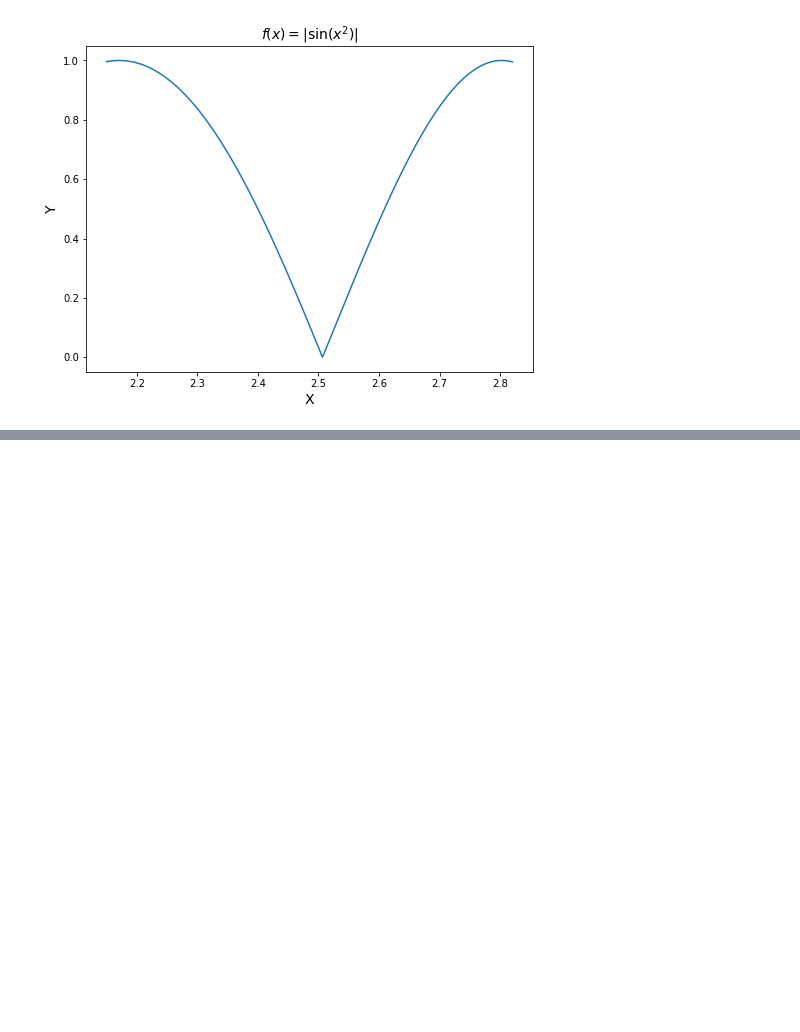
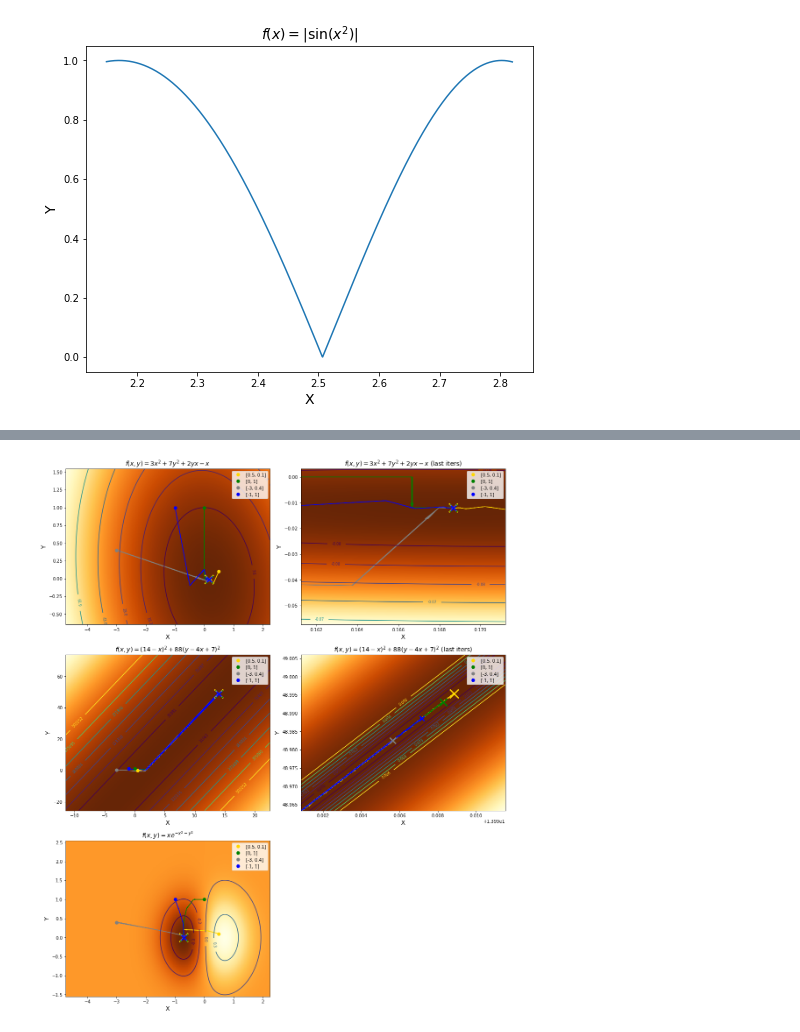
Before and after one commit to Mervap/OptimizationMethods, a Jupyter notebook: lab1/report.ipynb, the cells around one changed output, grey strips where cells are left out. Cells and saved outputs as stored; diff of their text form; code cells hidden in the pictures; blank space fills up the shorter version.

```diff
--- a/lab1/report.ipynb
+++ b/lab1/report.ipynb
@@ -187,0 +335,17 @@ fig.tight_layout()
+# %%
+params = [
+    [(f1_str, 100, 0, 0), (f1_str + ' (last iters)', 10, 0, 0)],
+    [(f2_str, 100, 0, 0), (f2_str + ' (last iters)', 5, 0, 0)],
+    [(f3_str, 100, 0, 2.1)],
+]
+
+fig = plt.figure(figsize=(15, 35))
+i = 0
+for j in range(len(task2_fun)):
+    test = task2_fun[j]
+    for (title, per, x_expand, y_expand) in params[j]:
+        i = i + 1
+        plot_graph(i, fig, opts[j], sts, mns[j], title, per, x_expand, y_expand)
+fig.tight_layout()
+# %% [output]
+[figure, added]
```
Also changed, not shown: parts of 18 cells of this notebook, 7 other files.
